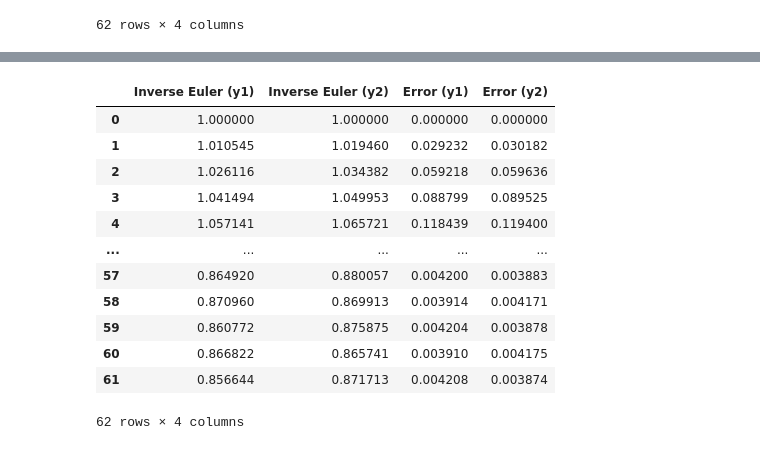
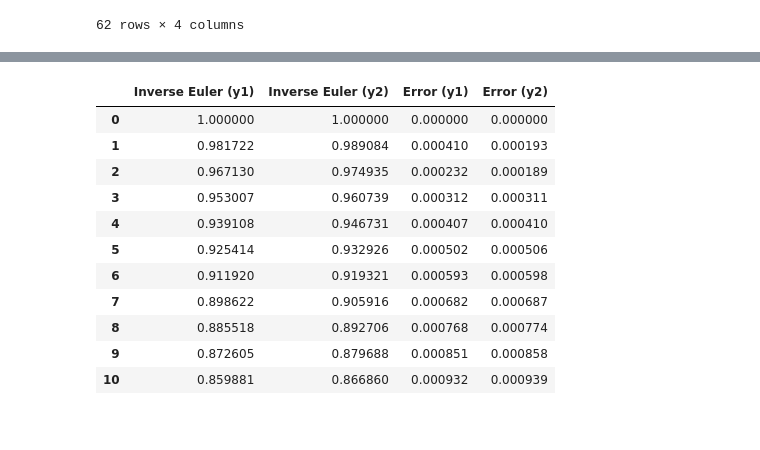
Before and after one commit to astatochek/mm-computational-workshop, a Jupyter notebook: 6-semester/6. Rigid Systems/note.ipynb, the cells around one changed output, grey strips where cells are left out. Drawn from its saved outputs; the diff is of its cells as text; code cells hidden in the pictures.

```diff
--- a/6-semester/6. Rigid Systems/note.ipynb
+++ b/6-semester/6. Rigid Systems/note.ipynb
@@ -173,38 +157,38 @@ plt.show()
 # %%
 # Обратный метод Эйлера
+
 def euler_inv(h=.05) -> Tuple[NDArray, NDArray]:
     n = int(.5 / h)
     y_eu_inv = np.zeros((n+1, 2))
     y_eu_inv[0] = np.array([1., 1.])
     y_eu_inv_error = np.zeros((n+1, 2))
     y_eu_inv_error[0] = np.array([0., 0.])
     E = np.identity(2)
-    W = np.linalg.inv(E + A * h)
+    W = np.linalg.inv(E - A * h)
 
     for i in range(1, n + 1):
-        y_eu[i] = W @ y_eu[i-1]
-        y_eu_error[i] = np.abs(y_eu[i] - y_exact(i * h))
+        y_eu_inv[i] = W @ y_eu_inv[i-1]
+        y_eu_inv_error[i] = np.abs(y_eu_inv[i] - y_exact(i * h))
 
-    return y_eu, y_eu_error
+    return y_eu_inv, y_eu_inv_error
 
 y_eu_inv, y_eu_inv_error = euler_inv()
 pd.DataFrame({
     "Inverse Euler (y1)" : y_eu_inv.T[0],
     "Inverse Euler (y2)" : y_eu_inv.T[1],
     "Error (y1)": y_eu_inv_error.T[0],
     "Error (y2)": y_eu_inv_error.T[1]
 })
 # %% [output]
 |  | Inverse Euler (y1) | Inverse Euler (y2) | Error (y1) | Error (y2) |
 | 0 | 1.000000 | 1.000000 | 0.000000 | 0.000000 |
-| 1 | 1.010545 | 1.019460 | 0.029232 | 0.030182 |
-| 2 | 1.026116 | 1.034382 | 0.059218 | 0.059636 |
-| 3 | 1.041494 | 1.049953 | 0.088799 | 0.089525 |
-| 4 | 1.057141 | 1.065721 | 0.118439 | 0.119400 |
-| ... | ... | ... | ... | ... |
-| 57 | 0.864920 | 0.880057 | 0.004200 | 0.003883 |
-| 58 | 0.870960 | 0.869913 | 0.003914 | 0.004171 |
-| 59 | 0.860772 | 0.875875 | 0.004204 | 0.003878 |
-| 60 | 0.866822 | 0.865741 | 0.003910 | 0.004175 |
-| 61 | 0.856644 | 0.871713 | 0.004208 | 0.003874 |
+| 1 | 0.981722 | 0.989084 | 0.000410 | 0.000193 |
+| 2 | 0.967130 | 0.974935 | 0.000232 | 0.000189 |
+| 3 | 0.953007 | 0.960739 | 0.000312 | 0.000311 |
+| 4 | 0.939108 | 0.946731 | 0.000407 | 0.000410 |
+| 5 | 0.925414 | 0.932926 | 0.000502 | 0.000506 |
+| 6 | 0.911920 | 0.919321 | 0.000593 | 0.000598 |
+| 7 | 0.898622 | 0.905916 | 0.000682 | 0.000687 |
+| 8 | 0.885518 | 0.892706 | 0.000768 | 0.000774 |
+| 9 | 0.872605 | 0.879688 | 0.000851 | 0.000858 |
+| 10 | 0.859881 | 0.866860 | 0.000932 | 0.000939 |
-62 rows × 4 columns
```
Also changed, not shown: parts of 3 cells of this notebook.
